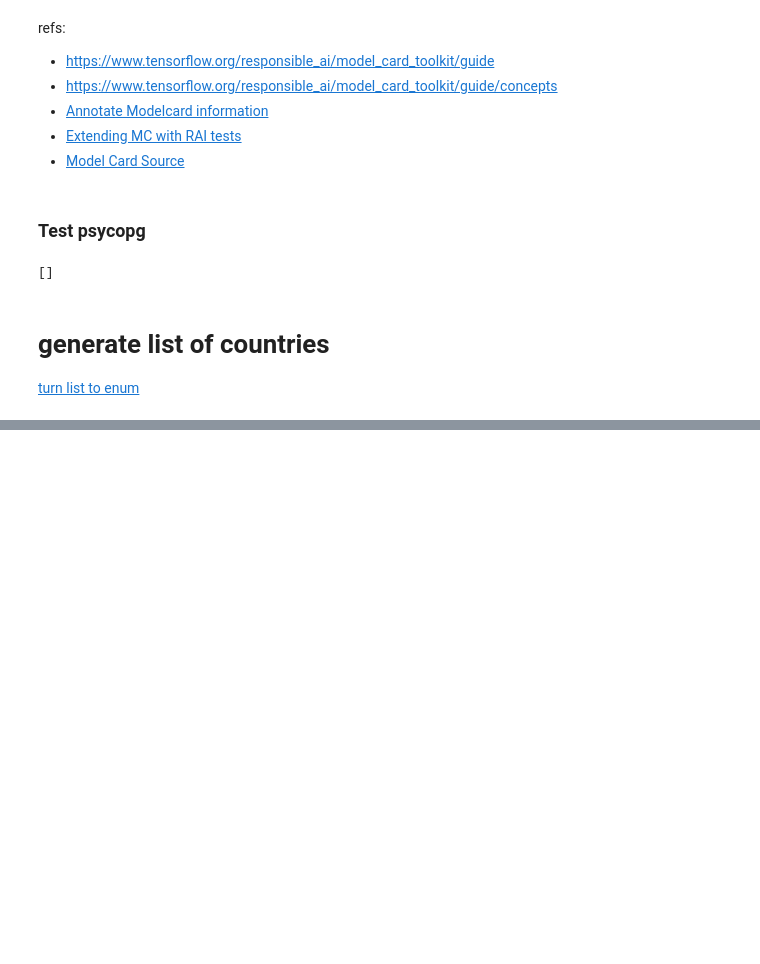
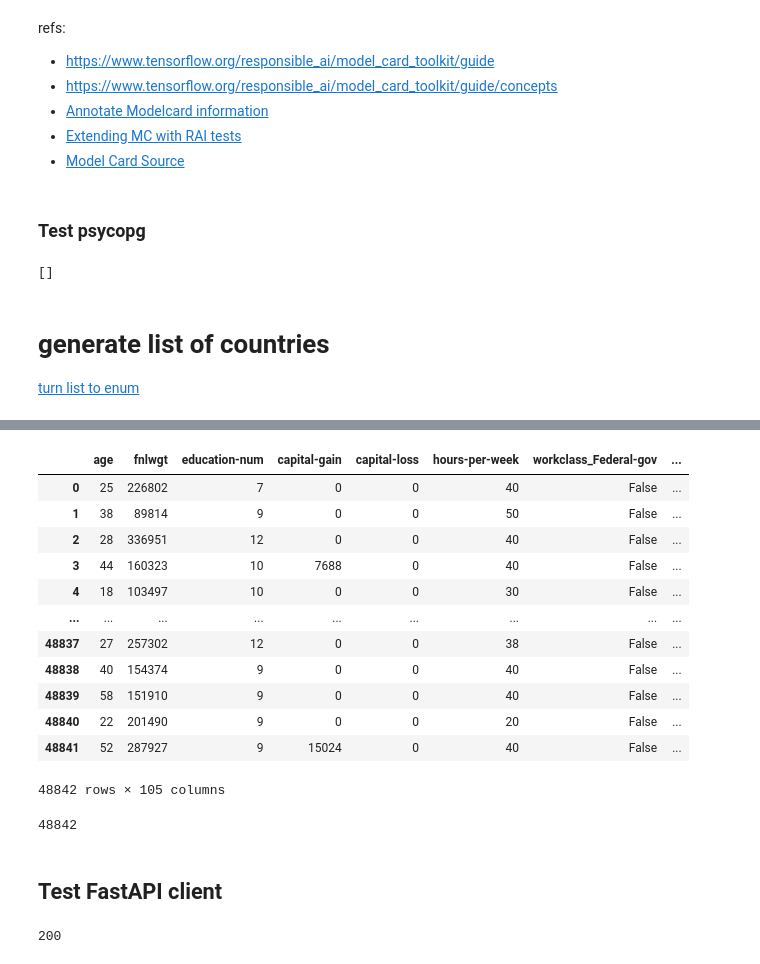
Before and after one commit to quantumai-asean/ai-assess-project, a Jupyter notebook: notebooks/test.ipynb, the cells around one changed output, grey strips where cells are left out. Drawn from its saved outputs; the diff is of its cells as text; code cells hidden in the pictures; blank space fills up the shorter version.

Commit message:
backed evaluation engine, client simulation

```diff
--- a/notebooks/test.ipynb
+++ b/notebooks/test.ipynb
@@ -58,0 +62,9 @@ print(generate_enum('EnumCountry',dict(CountryList)))
+# %%
+import numpy as np
+import pandas as pd
+import matplotlib.pyplot as plt
+from fairlearn.datasets import fetch_adult
+data = fetch_adult(as_frame=True)
+X = pd.get_dummies(data.data)
+y_true = (data.target == '>50K') * 1
+sex = data.data['sex']
@@ -58,0 +106,22 @@ print(generate_enum('EnumCountry',dict(CountryList)))
+# %%
+X.iloc[:]
+# %% [output]
+|  | age | fnlwgt | education-num | capital-gain | capital-loss | hours-per-week | workclass_Federal-gov | ... |
+| 0 | 25 | 226802 | 7 | 0 | 0 | 40 | False | ... |
+| 1 | 38 | 89814 | 9 | 0 | 0 | 50 | False | ... |
+| 2 | 28 | 336951 | 12 | 0 | 0 | 40 | False | ... |
+| 3 | 44 | 160323 | 10 | 7688 | 0 | 40 | False | ... |
+| 4 | 18 | 103497 | 10 | 0 | 0 | 30 | False | ... |
+| ... | ... | ... | ... | ... | ... | ... | ... | ... |
+| 48837 | 27 | 257302 | 12 | 0 | 0 | 38 | False | ... |
+| 48838 | 40 | 154374 | 9 | 0 | 0 | 40 | False | ... |
+| 48839 | 58 | 151910 | 9 | 0 | 0 | 40 | False | ... |
+| 48840 | 22 | 201490 | 9 | 0 | 0 | 20 | False | ... |
+| 48841 | 52 | 287927 | 9 | 15024 | 0 | 40 | False | ... |
+48842 rows × 105 columns
+# %%
+len(X)
+# %% [output]
+48842
+# %% [markdown]
+## Test FastAPI client
@@ -58,0 +132,4 @@ print(generate_enum('EnumCountry',dict(CountryList)))
+# %%
+response.status_code
+# %% [output]
+200
```
Also changed, not shown: parts of 30 cells of this notebook, 9 other files.
